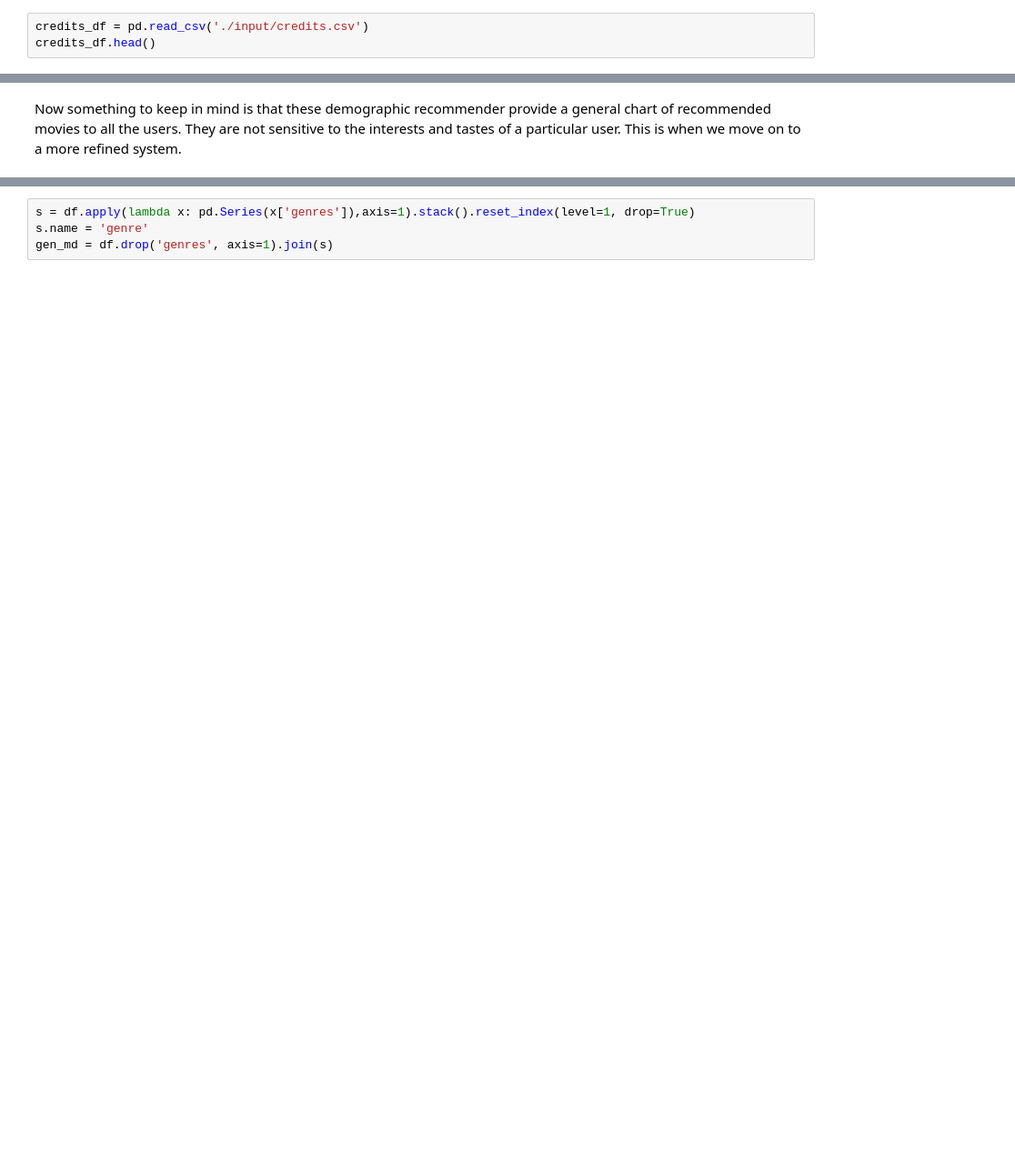
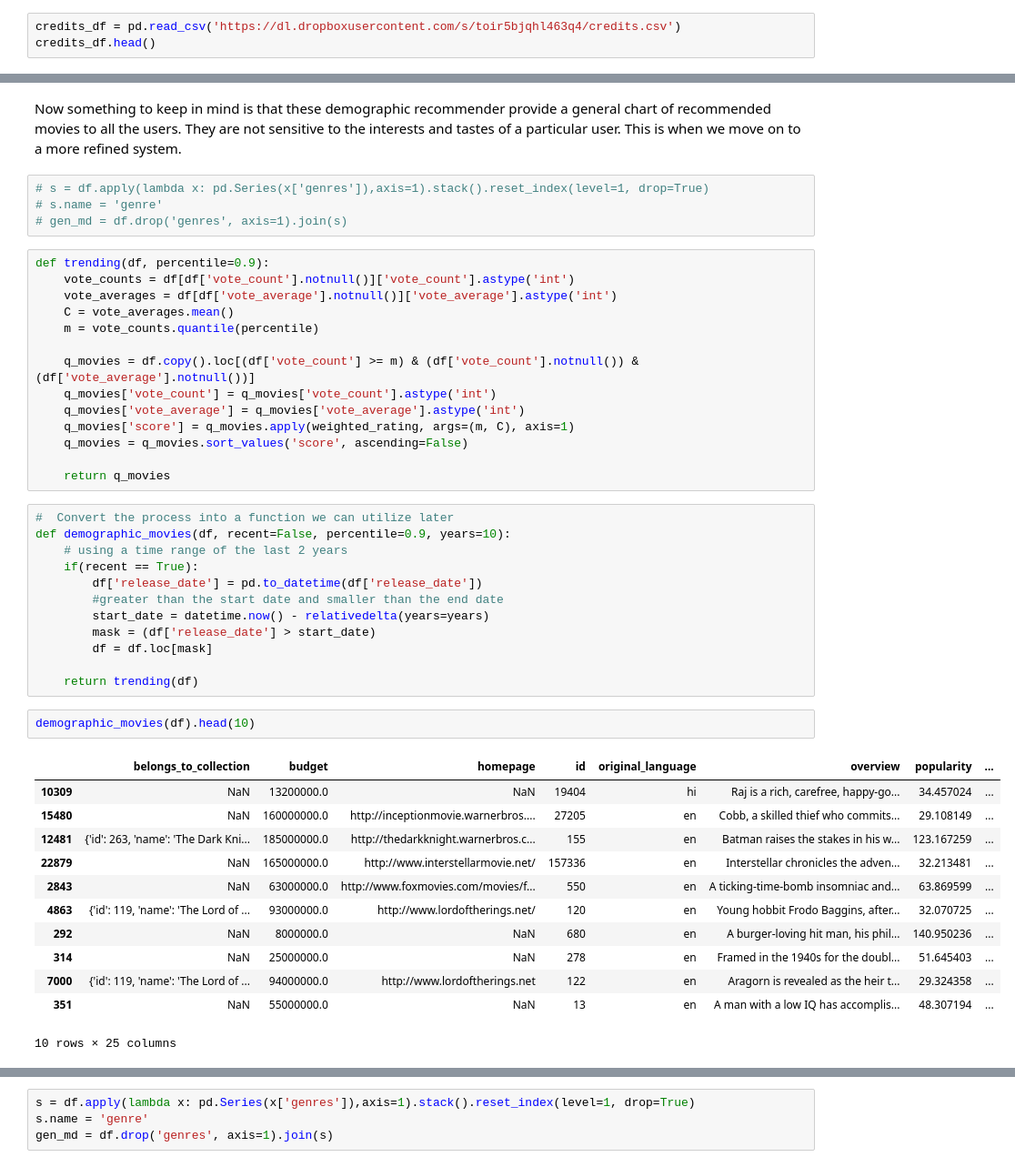
Before and after one commit to ml-heroes/movie-recom, a Jupyter notebook: ml/demographics.ipynb, the cells around one changed output, grey strips where cells are left out. Shown at 91% size. Saved outputs shown, nothing was run; the diff lists cells and outputs as text; blank space fills up the shorter version.

```diff
--- a/ml/demographics.ipynb
+++ b/ml/demographics.ipynb
@@ -1165,6 +1106,6 @@ From the boxplot, it seems like **Animation** Movies tend to yield the highest r
 
 Let us now take a look at the cast and crew of our movies. We do not have these details with us in our main dataset. However, we have a separate file consisting of the full cast and crew credits of all the Movielens Movies. Let us take a look at this credits data.
 # %%
-credits_df = pd.read_csv('./input/credits.csv')
+credits_df = pd.read_csv('https://dl.dropboxusercontent.com/s/toir5bjqhl463q4/credits.csv')
 credits_df.head()
 # %% [output]
@@ -1321,2 +1347,47 @@ plt.title("Popular Movies")
 # %% [markdown]
 Now something to keep in mind is that these demographic recommender provide a general chart of recommended movies to all the users. They are not sensitive to the interests and tastes of a particular user. This is when we move on to a more refined system.
+# %%
+# s = df.apply(lambda x: pd.Series(x['genres']),axis=1).stack().reset_index(level=1, drop=True)
+# s.name = 'genre'
+# gen_md = df.drop('genres', axis=1).join(s)
+# %%
+def trending(df, percentile=0.9):
+    vote_counts = df[df['vote_count'].notnull()]['vote_count'].astype('int')
+    vote_averages = df[df['vote_average'].notnull()]['vote_average'].astype('int')
+    C = vote_averages.mean()
+    m = vote_counts.quantile(percentile)
+
+    q_movies = df.copy().loc[(df['vote_count'] >= m) & (df['vote_count'].notnull()) & (df['vote_average'].notnull())]
+    q_movies['vote_count'] = q_movies['vote_count'].astype('int')
+    q_movies['vote_average'] = q_movies['vote_average'].astype('int')
+    q_movies['score'] = q_movies.apply(weighted_rating, args=(m, C), axis=1)
+    q_movies = q_movies.sort_values('score', ascending=False)
+
+    return q_movies
+# %%
+#  Convert the process into a function we can utilize later
+def demographic_movies(df, recent=False, percentile=0.9, years=10):
+    # using a time range of the last 2 years
+    if(recent == True):
+        df['release_date'] = pd.to_datetime(df['release_date'])
+        #greater than the start date and smaller than the end date
+        start_date = datetime.now() - relativedelta(years=years)
+        mask = (df['release_date'] > start_date)
+        df = df.loc[mask]
+
+    return trending(df)
+# %%
+demographic_movies(df).head(10)
+# %% [output]
+|  | belongs_to_collection | budget | homepage | id | original_language | overview | popularity | ... |
+| 10309 | NaN | 13200000.0 | NaN | 19404 | hi | Raj is a rich, carefree, happy-go... | 34.457024 | ... |
+| 15480 | NaN | 160000000.0 | http://inceptionmovie.warnerbros.... | 27205 | en | Cobb, a skilled thief who commits... | 29.108149 | ... |
+| 12481 | {'id': 263, 'name': 'The Dark Kni... | 185000000.0 | http://thedarkknight.warnerbros.c... | 155 | en | Batman raises the stakes in his w... | 123.167259 | ... |
+| 22879 | NaN | 165000000.0 | http://www.interstellarmovie.net/ | 157336 | en | Interstellar chronicles the adven... | 32.213481 | ... |
+| 2843 | NaN | 63000000.0 | http://www.foxmovies.com/movies/f... | 550 | en | A ticking-time-bomb insomniac and... | 63.869599 | ... |
+| 4863 | {'id': 119, 'name': 'The Lord of ... | 93000000.0 | http://www.lordoftherings.net/ | 120 | en | Young hobbit Frodo Baggins, after... | 32.070725 | ... |
+| 292 | NaN | 8000000.0 | NaN | 680 | en | A burger-loving hit man, his phil... | 140.950236 | ... |
+| 314 | NaN | 25000000.0 | NaN | 278 | en | Framed in the 1940s for the doubl... | 51.645403 | ... |
+| 7000 | {'id': 119, 'name': 'The Lord of ... | 94000000.0 | http://www.lordoftherings.net | 122 | en | Aragorn is revealed as the heir t... | 29.324358 | ... |
+| 351 | NaN | 55000000.0 | NaN | 13 | en | A man with a low IQ has accomplis... | 48.307194 | ... |
+10 rows × 25 columns
```
Also changed, not shown: parts of 46 cells of this notebook, 6 other files.
